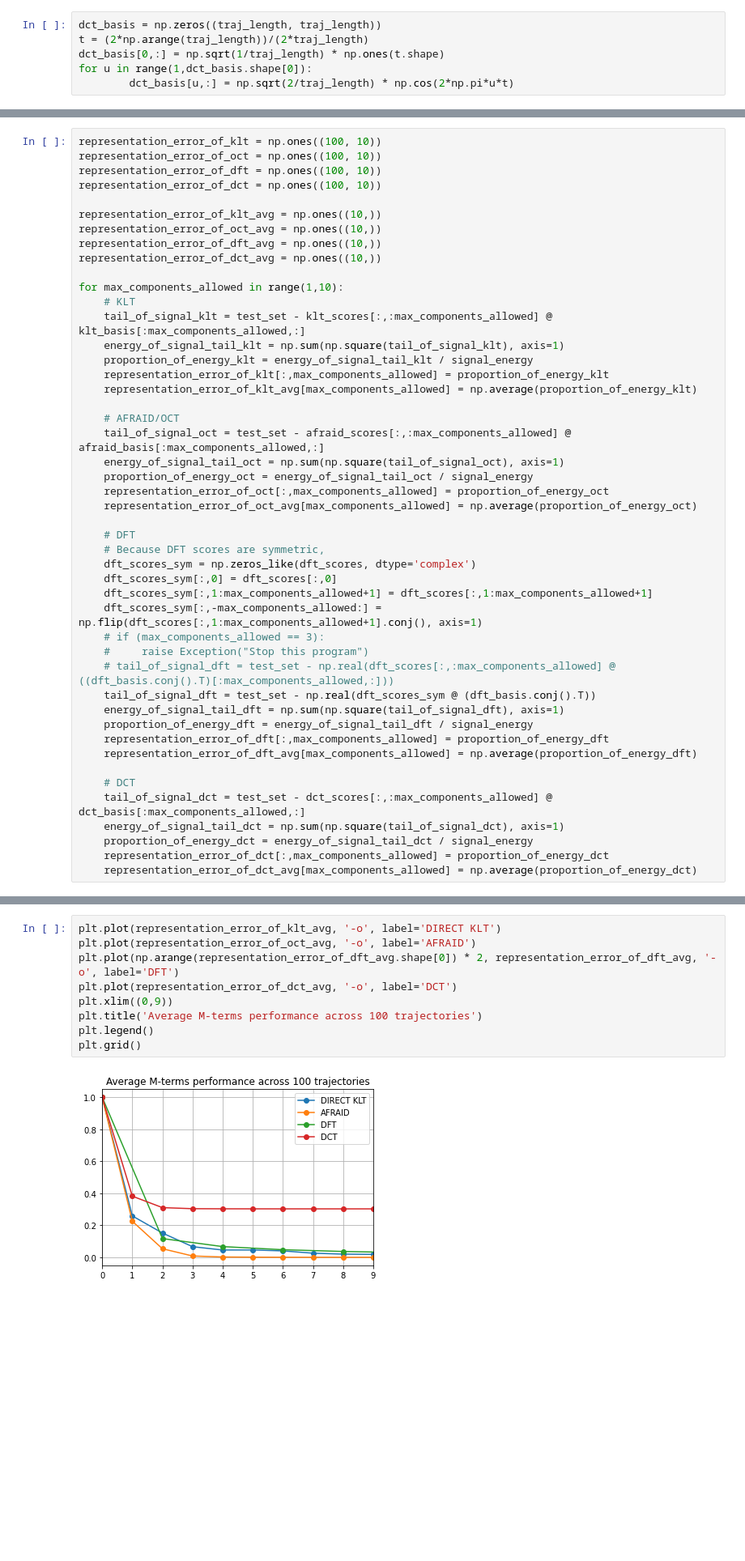
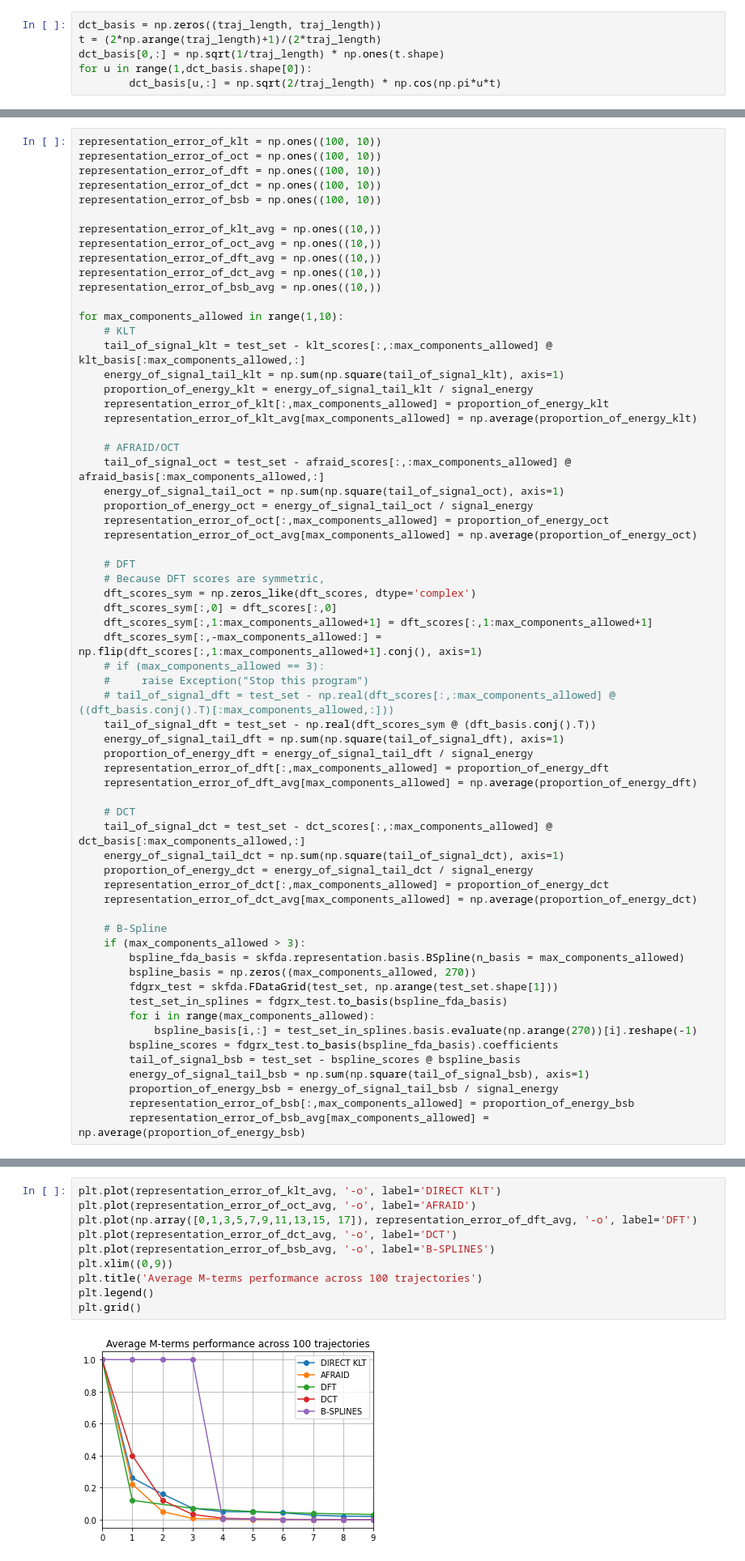
Before and after one commit to thinhhoang95/anomaly-detection-ngsim2, a Jupyter notebook: pwms_spherical/M_terms_approx_performance.ipynb, the cells around one changed output, grey strips where cells are left out. Shown at 81% size. Saved outputs shown, nothing was run; the diff lists cells and outputs as text; blank space fills up the shorter version.

```diff
--- a/pwms_spherical/M_terms_approx_performance.ipynb
+++ b/pwms_spherical/M_terms_approx_performance.ipynb
@@ -123,10 +123,10 @@ plt.grid()
 ## Discrete Cosine Transform (DCT)
 # %%
 dct_basis = np.zeros((traj_length, traj_length))
-t = (2*np.arange(traj_length))/(2*traj_length)
+t = (2*np.arange(traj_length)+1)/(2*traj_length)
 dct_basis[0,:] = np.sqrt(1/traj_length) * np.ones(t.shape)
 for u in range(1,dct_basis.shape[0]):
-        dct_basis[u,:] = np.sqrt(2/traj_length) * np.cos(2*np.pi*u*t)
+        dct_basis[u,:] = np.sqrt(2/traj_length) * np.cos(np.pi*u*t)
 # %%
 for i in range(3):
     plt.plot(dct_basis[i,:], label='Component {:d}'.format(i))
@@ -170,11 +178,13 @@ representation_error_of_klt = np.ones((100, 10))
 representation_error_of_oct = np.ones((100, 10))
 representation_error_of_dft = np.ones((100, 10))
 representation_error_of_dct = np.ones((100, 10))
+representation_error_of_bsb = np.ones((100, 10))
 
 representation_error_of_klt_avg = np.ones((10,))
 representation_error_of_oct_avg = np.ones((10,))
 representation_error_of_dft_avg = np.ones((10,))
 representation_error_of_dct_avg = np.ones((10,))
+representation_error_of_bsb_avg = np.ones((10,))
 
 for max_components_allowed in range(1,10):
     # KLT
@@ -212,6 +222,21 @@ for max_components_allowed in range(1,10):
     proportion_of_energy_dct = energy_of_signal_tail_dct / signal_energy
     representation_error_of_dct[:,max_components_allowed] = proportion_of_energy_dct
     representation_error_of_dct_avg[max_components_allowed] = np.average(proportion_of_energy_dct)
+
+    # B-Spline
+    if (max_components_allowed > 3):
+        bspline_fda_basis = skfda.representation.basis.BSpline(n_basis = max_components_allowed)
+        bspline_basis = np.zeros((max_components_allowed, 270))
+        fdgrx_test = skfda.FDataGrid(test_set, np.arange(test_set.shape[1]))
+        test_set_in_splines = fdgrx_test.to_basis(bspline_fda_basis)
+        for i in range(max_components_allowed):
+            bspline_basis[i,:] = test_set_in_splines.basis.evaluate(np.arange(270))[i].reshape(-1)
+        bspline_scores = fdgrx_test.to_basis(bspline_fda_basis).coefficients
+        tail_of_signal_bsb = test_set - bspline_scores @ bspline_basis
+        energy_of_signal_tail_bsb = np.sum(np.square(tail_of_signal_bsb), axis=1)
+        proportion_of_energy_bsb = energy_of_signal_tail_bsb / signal_energy
+        representation_error_of_bsb[:,max_components_allowed] = proportion_of_energy_bsb
+        representation_error_of_bsb_avg[max_components_allowed] = np.average(proportion_of_energy_bsb)
 # %%
 for i in range(10):
     plt.scatter(i*np.ones((representation_error_of_klt.shape[0],)), representation_error_of_klt[:,i], c='b')
@@ -225,11 +251,12 @@ Text(0.5, 1.0, 'M-terms approximation performance\nAveraged over 100 trajectorie
 # %%
 plt.plot(representation_error_of_klt_avg, '-o', label='DIRECT KLT')
 plt.plot(representation_error_of_oct_avg, '-o', label='AFRAID')
-plt.plot(np.arange(representation_error_of_dft_avg.shape[0]) * 2, representation_error_of_dft_avg, '-o', label='DFT')
+plt.plot(np.array([0,1,3,5,7,9,11,13,15, 17]), representation_error_of_dft_avg, '-o', label='DFT')
 plt.plot(representation_error_of_dct_avg, '-o', label='DCT')
+plt.plot(representation_error_of_bsb_avg, '-o', label='B-SPLINES')
 plt.xlim((0,9))
 plt.title('Average M-terms performance across 100 trajectories')
 plt.legend()
 plt.grid()
 # %% [output]
-[figure, old version]
+[figure, new version]
```
Also changed, not shown: parts of 14 cells of this notebook.
